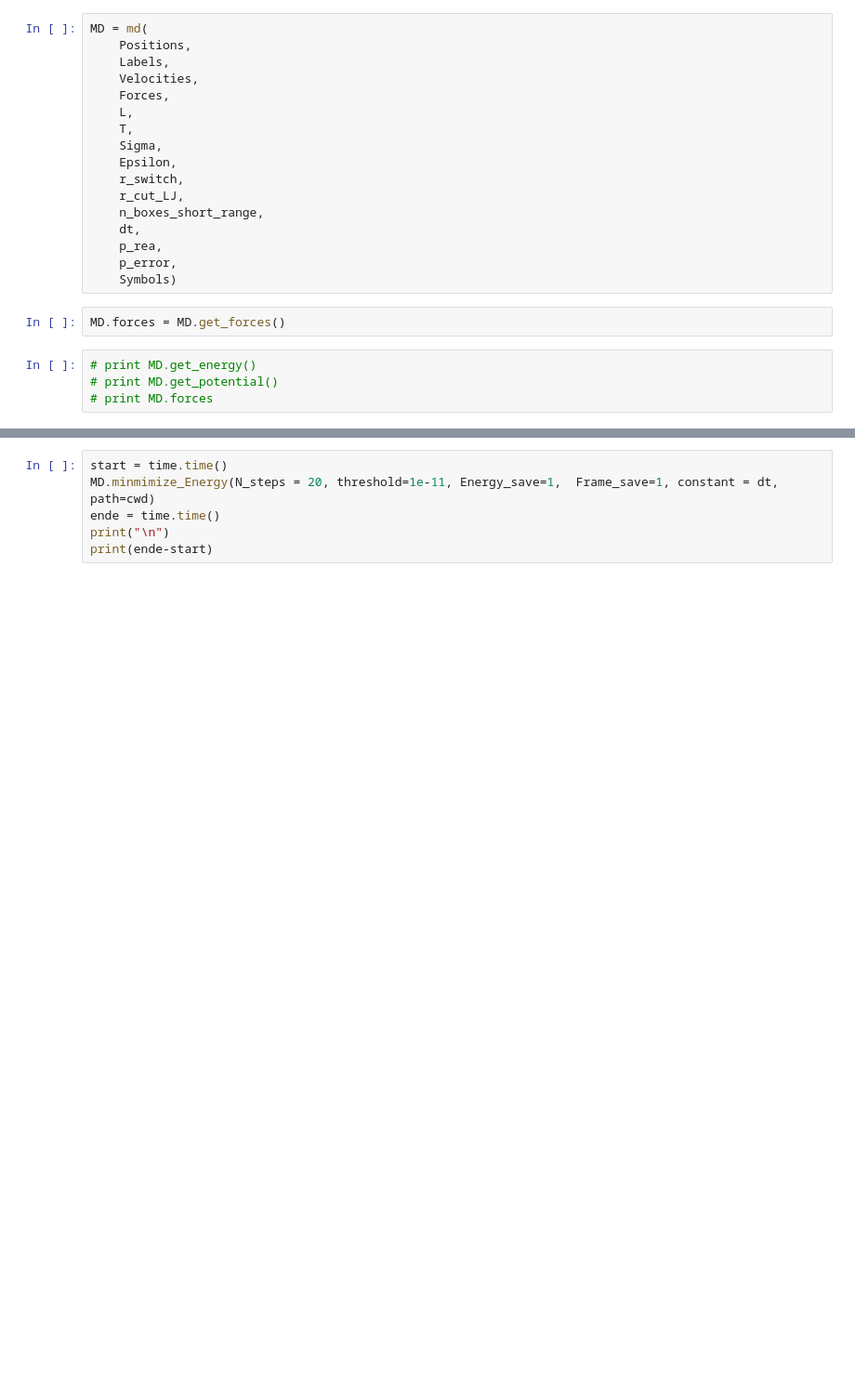
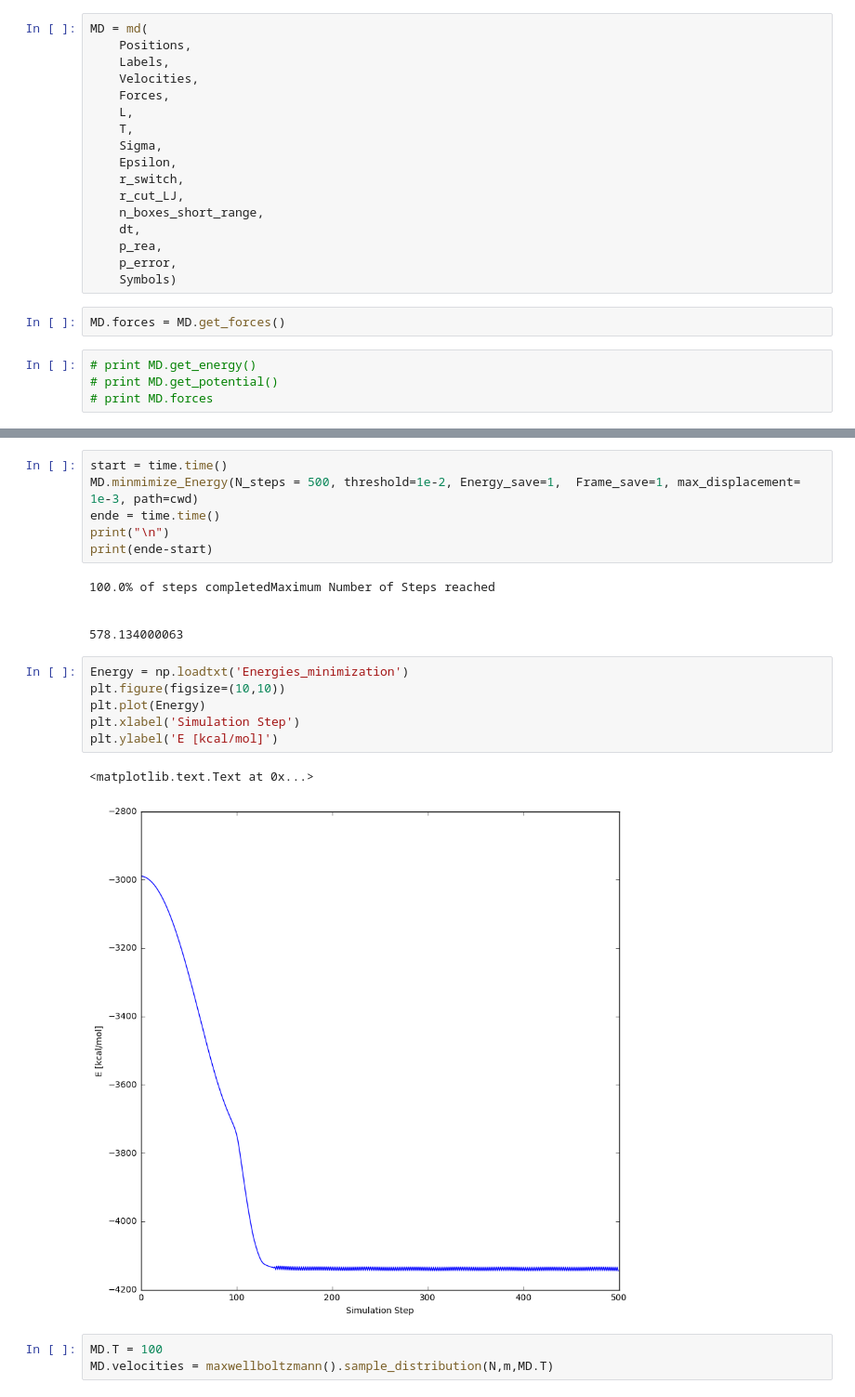
Before and after one commit to mannimaster/compsci-proj-md, a Jupyter notebook: md/api_test.ipynb, the cells around one changed output, grey strips where cells are left out. Shown: that part at 93% size. Saved outputs shown, nothing was run; the diff lists cells and outputs as text; blank space fills up the shorter version.

```diff
--- a/md/api_test.ipynb
+++ b/md/api_test.ipynb
@@ -82,8 +90,25 @@ cwd
 # %%
 start = time.time()
-MD.minmimize_Energy(N_steps = 20, threshold=1e-11, Energy_save=1,  Frame_save=1, constant = dt, path=cwd)
+MD.minmimize_Energy(N_steps = 500, threshold=1e-2, Energy_save=1,  Frame_save=1, max_displacement= 1e-3, path=cwd)
 ende = time.time()
 print("\n")
 print(ende-start)
+# %% [output]
+100.0% of steps completedMaximum Number of Steps reached
+
+
+578.134000063
+# %%
+Energy = np.loadtxt('Energies_minimization')
+plt.figure(figsize=(10,10))
+plt.plot(Energy)
+plt.xlabel('Simulation Step')
+plt.ylabel('E [kcal/mol]')
+# %% [output]
+<matplotlib.text.Text at 0x...>
+[figure, added]
+# %%
+MD.T = 100
+MD.velocities = maxwellboltzmann().sample_distribution(N,m,MD.T)
 # %%
 start = time.time()
```
Also changed, not shown: parts of 9 cells of this notebook.
